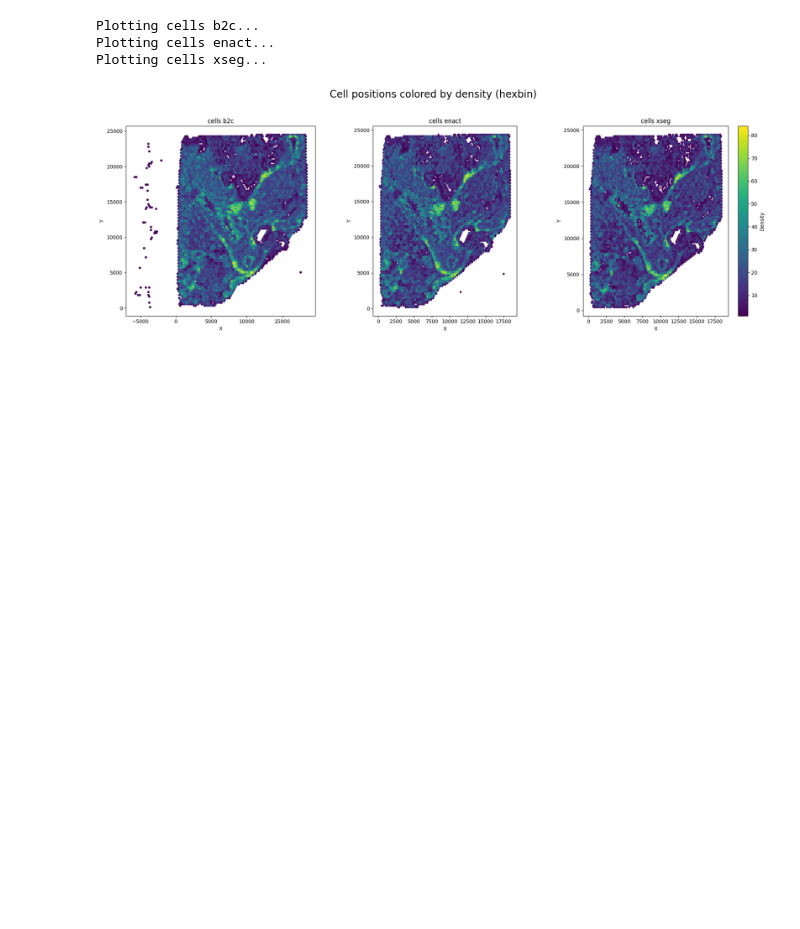
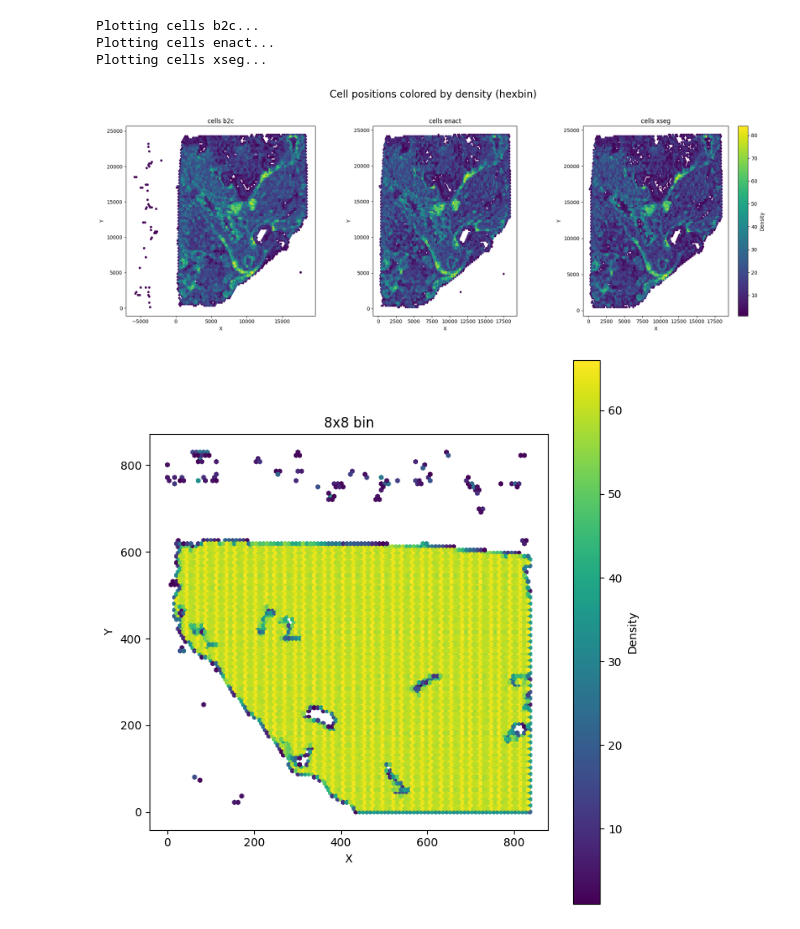
Before and after one commit to RaphaelDeGottardi/MasterThesis, a Jupyter notebook: Benchmarking pipeline/General metrics/VpX_metrics.ipynb, the cells around one changed output. Saved outputs shown, nothing was run; the diff lists cells and outputs as text; code cells hidden in the pictures; blank space fills up the shorter version.

```diff
--- a/Benchmarking pipeline/General metrics/VpX_metrics.ipynb
+++ b/Benchmarking pipeline/General metrics/VpX_metrics.ipynb
@@ -290,3 +314,21 @@ Plotting cells b2c...
 Plotting cells enact...
 Plotting cells xseg...
 [figure]
+# %%
+#for reference..
+fig, ax = plt.subplots(figsize=(7, 7))
+coords = datasets['8x8 bin'].obsm['spatial']
+xy = coords if isinstance(coords, np.ndarray) else coords.values
+x, y = xy[:, 0], xy[:, 1]
+
+hb = ax.hexbin(x, y, gridsize=100, cmap='viridis', mincnt=1)
+ax.set_title('8x8 bin')
+ax.set_xlabel('X')
+ax.set_ylabel('Y')
+ax.set_aspect('equal')
+plt.colorbar(hb, ax=ax, label='Density')
+
+plt.tight_layout()
+plt.show()
+# %% [output]
+[figure, added]
```
Also changed, not shown: parts of 5 cells of this notebook, 4 other files.
